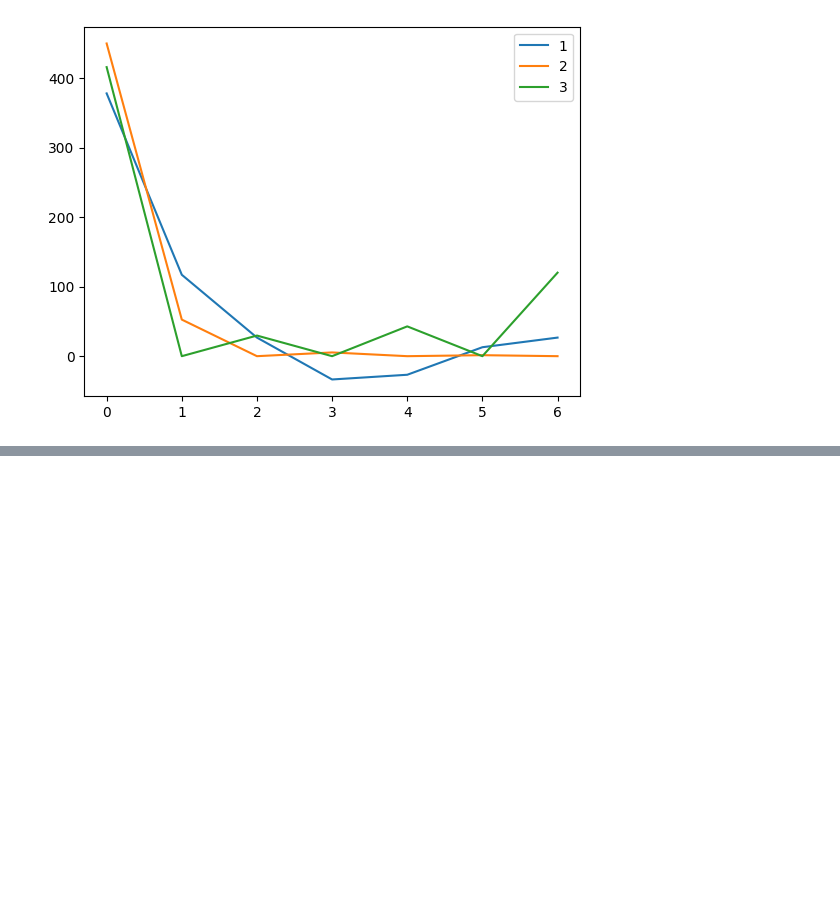
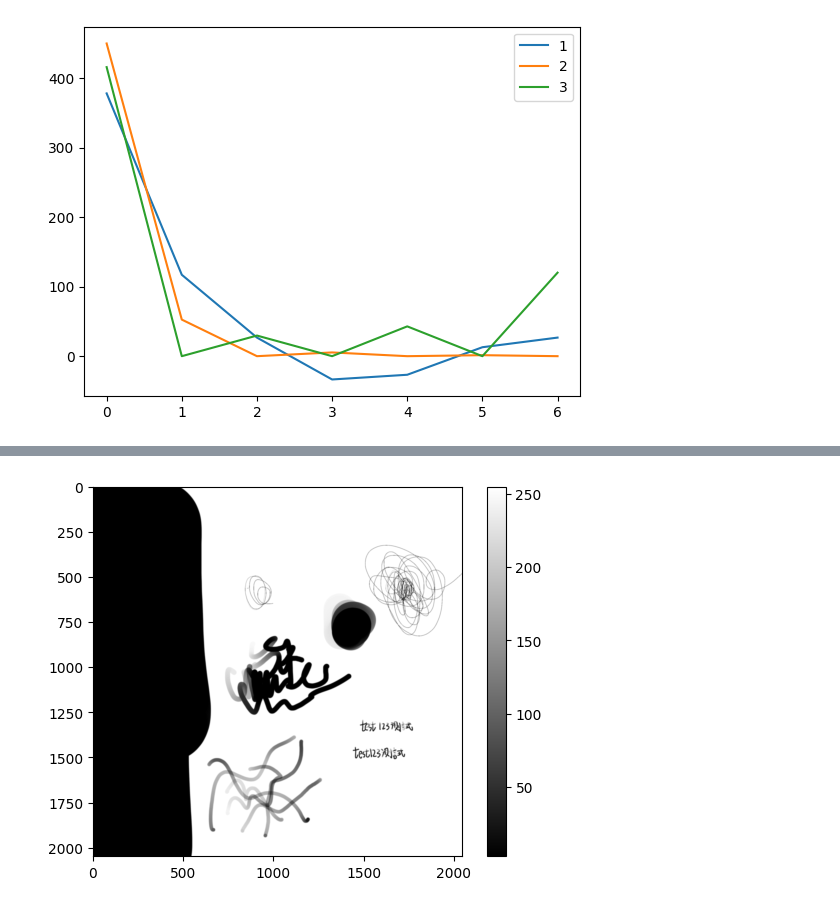
Before and after one commit to lycool2002/imageprocessing, a Jupyter notebook: 1218dct.ipynb, the cells around one changed output, grey strips where cells are left out. Saved outputs shown, nothing was run; the diff lists cells and outputs as text; code cells hidden in the pictures; blank space fills up the shorter version.

```diff
--- a/1218dct.ipynb
+++ b/1218dct.ipynb
@@ -89,0 +123,8 @@ plt.show()
+# %%
+new_im = im.copy()
+new_im = new_im.astype(np.float64)
+LPF = cv2.GaussianBlur(im, (5, 5),  3, 3).astype(np.float64)
+#LPF = cv2.blur(im, (5, 5), 1).astype(np.float64)
+show_img(LPF)
+# %% [output]
+[figure, added]
```
Also changed, not shown: parts of 7 cells of this notebook, 6 other files.
